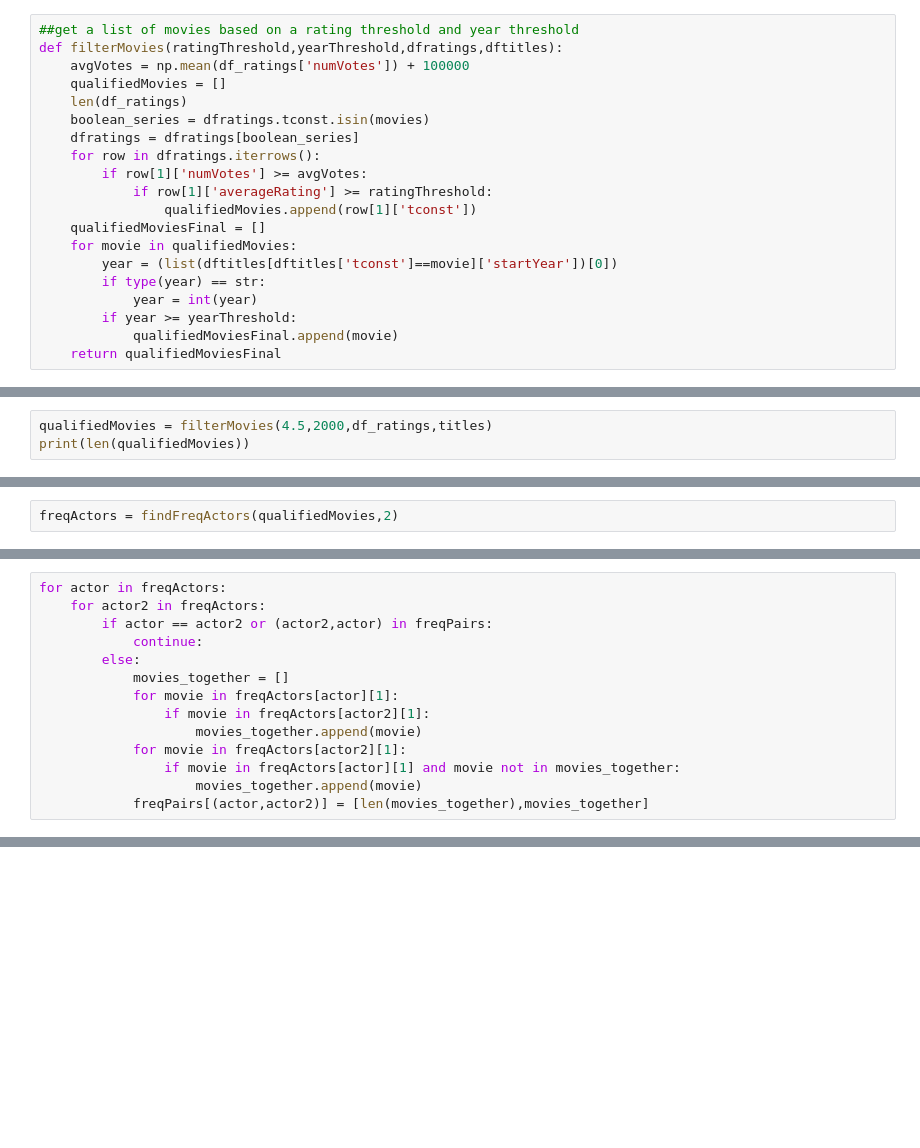
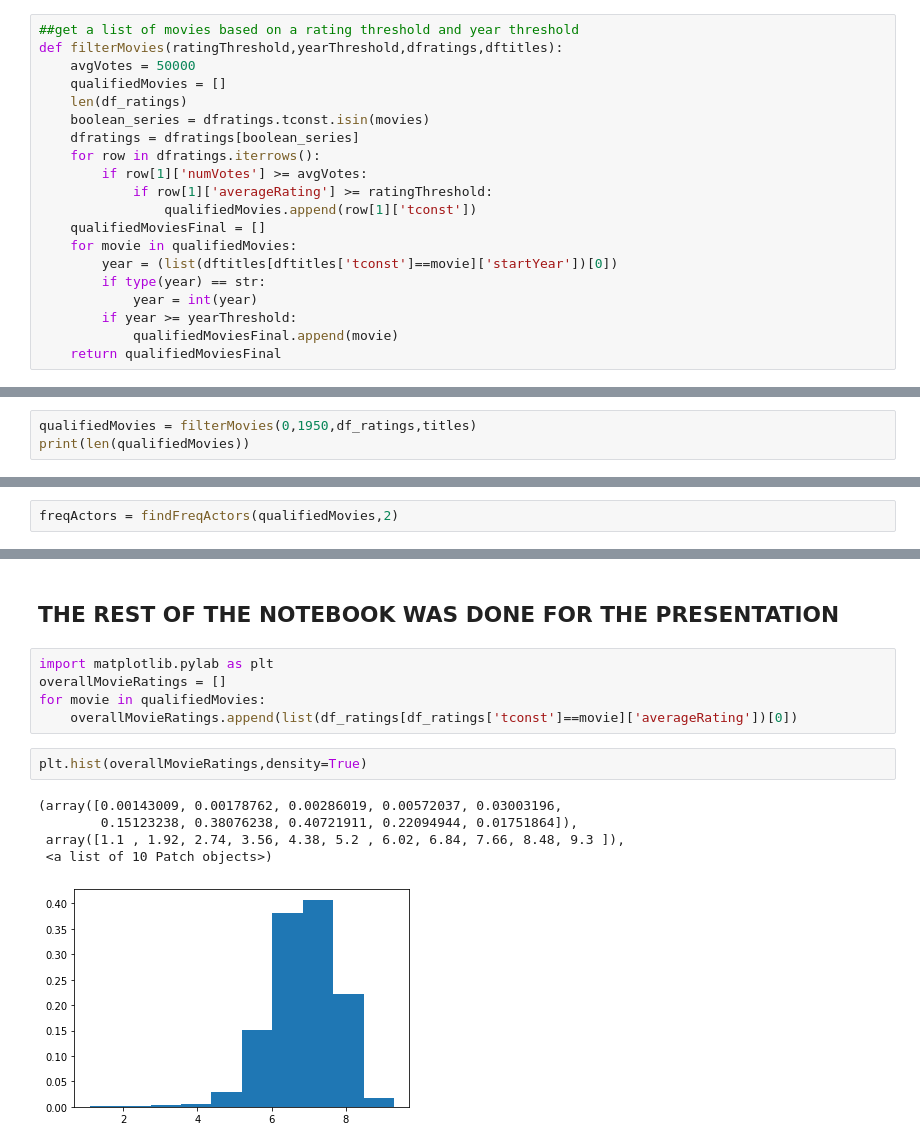
Before and after one commit to mattcohen1326/aprioriActors, a Jupyter notebook: A-Priori Notebook.ipynb, the cells around one changed output, grey strips where cells are left out. Cells and saved outputs as stored; diff of their text form; blank space fills up the shorter version.

```diff
--- a/A-Priori Notebook.ipynb
+++ b/A-Priori Notebook.ipynb
@@ -40,7 +18,7 @@ np.std(df_ratings['averageRating'])
 # %%
 ##get a list of movies based on a rating threshold and year threshold
 def filterMovies(ratingThreshold,yearThreshold,dfratings,dftitles):
-    avgVotes = np.mean(df_ratings['numVotes']) + 100000
+    avgVotes = 50000
     qualifiedMovies = []
     len(df_ratings)
     boolean_series = dfratings.tconst.isin(movies)
@@ -64,4 +41,4 @@ print(len(qualifiedMovies))
 # %%
-qualifiedMovies = filterMovies(4.5,2000,df_ratings,titles)
+qualifiedMovies = filterMovies(0,1950,df_ratings,titles)
 print(len(qualifiedMovies))
 # %% [output]
@@ -133,14 +79,0 @@ def findPairs():
-# %%
-for actor in freqActors:
-    for actor2 in freqActors:
-        if actor == actor2 or (actor2,actor) in freqPairs:
-            continue:
-        else:
-            movies_together = []
-            for movie in freqActors[actor][1]:
-                if movie in freqActors[actor2][1]:
-                    movies_together.append(movie)
-            for movie in freqActors[actor2][1]:
-                if movie in freqActors[actor][1] and movie not in movies_together:
-                    movies_together.append(movie)
-            freqPairs[(actor,actor2)] = [len(movies_together),movies_together]
@@ -248,0 +334,15 @@ KeyboardInterrupt:
+# %% [markdown]
+## THE REST OF THE NOTEBOOK WAS DONE FOR THE PRESENTATION
+# %%
+import matplotlib.pylab as plt
+overallMovieRatings = []
+for movie in qualifiedMovies:
+    overallMovieRatings.append(list(df_ratings[df_ratings['tconst']==movie]['averageRating'])[0])
+# %%
+plt.hist(overallMovieRatings,density=True)
+# %% [output]
+(array([0.00143009, 0.00178762, 0.00286019, 0.00572037, 0.03003196,
+        0.15123238, 0.38076238, 0.40721911, 0.22094944, 0.01751864]),
+ array([1.1 , 1.92, 2.74, 3.56, 4.38, 5.2 , 6.02, 6.84, 7.66, 8.48, 9.3 ]),
+ <a list of 10 Patch objects>)
+[figure, added]
```
Also changed, not shown: parts of 48 cells of this notebook.
